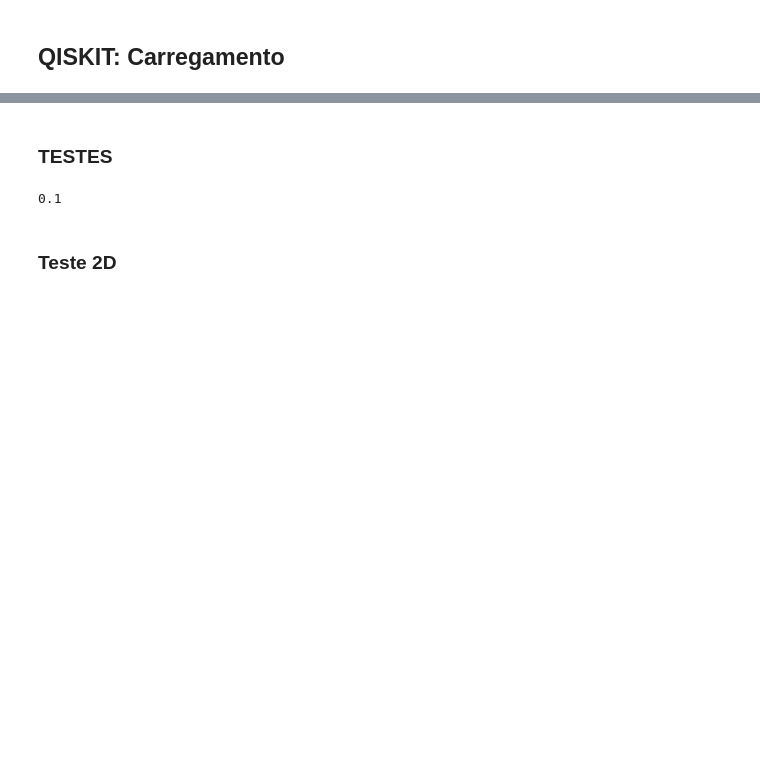
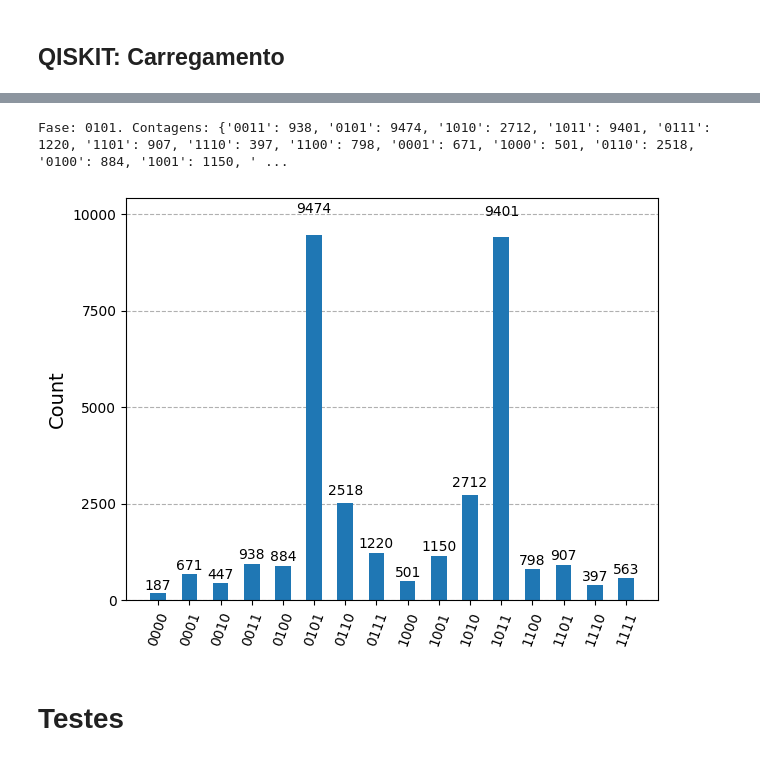
Before and after one commit to LucioFassarella/Qiskit, a Jupyter notebook: Qiskit_EstimativaFase.ipynb, the cells around one changed output, grey strips where cells are left out. Cells and saved outputs as stored; diff of their text form; code cells hidden in the pictures; blank space fills up the shorter version.

```diff
--- a/Qiskit_EstimativaFase.ipynb
+++ b/Qiskit_EstimativaFase.ipynb
@@ -306,38 +418,30 @@ def EstimativaFase(qc_unitario, qc_preparacao, num_qubits = int, num_qubits_aux
+# %%
+#EstimativaFase(qc_unitario, qc_preparacao, num_qubits = int, num_qubits_aux = int, shots = None, backend = None)
+
+num_qubits = 1
+
+num_qubits_aux = 4
+
+shots = 2**15
+
+backend = FakeBrisbane()
+
+phi = 4*np.pi/3
+
+qc_unitario = QuantumCircuit(1)
+qc_unitario.ry(phi,0)
+
+qc_preparacao = QuantumCircuit(1)
+qc_preparacao.h(0)
+qc_preparacao.z(0)
+
+fase = EstimativaFase(qc_unitario = qc_unitario, qc_preparacao = qc_preparacao, num_qubits = num_qubits, num_qubits_aux = num_qubits_aux, shots = shots, backend = backend)
+
+print(f"Fase: {fase[0]}. Contagens: {fase[1]}")
+
+plot_histogram(fase[1])
+# %% [output]
+Fase: 0101. Contagens: {'0011': 938, '0101': 9474, '1010': 2712, '1011': 9401, '0111': 1220, '1101': 907, '1110': 397, '1100': 798, '0001': 671, '1000': 501, '0110': 2518, '0100': 884, '1001': 1150, ' ...
+[figure, added]
 # %% [markdown]
-### TESTES
+# Testes
-# %%
-'''
-Dígitos de um número decimal
-'''
-
-def decimal_to_binary(decimal_num):
-    # Separate integer and fractional parts
-    integer_part = int(decimal_num)
-    fractional_part = decimal_num - integer_part
-
-    # Convert integer part
-    if integer_part == 0:
-        binary_integer = "0"
-    else:
-        binary_integer = bin(integer_part)[2:] # [2:] removes the '0b' prefix
-
-    # Convert fractional part
-    binary_fractional = ""
-    if fractional_part > 0:
-        binary_fractional += "."
-        for _ in range(10): # Limit to a reasonable number of binary places
-            fractional_part *= 2
-            bit = int(fractional_part)
-            binary_fractional += str(bit)
-            fractional_part -= bit
-            if fractional_part == 0:
-                break
-
-    return binary_integer + binary_fractional
-
-# Example usage
-print(decimal_to_binary(1.0/2.0))
-# %% [output]
-0.1
-# %% [markdown]
-### Teste 2D
```
Also changed, not shown: parts of 20 cells of this notebook.
